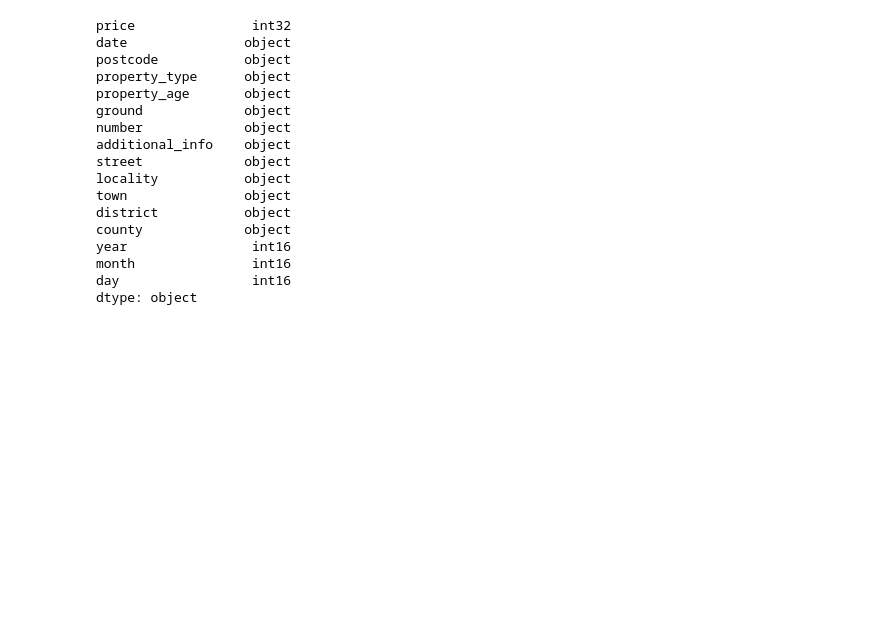
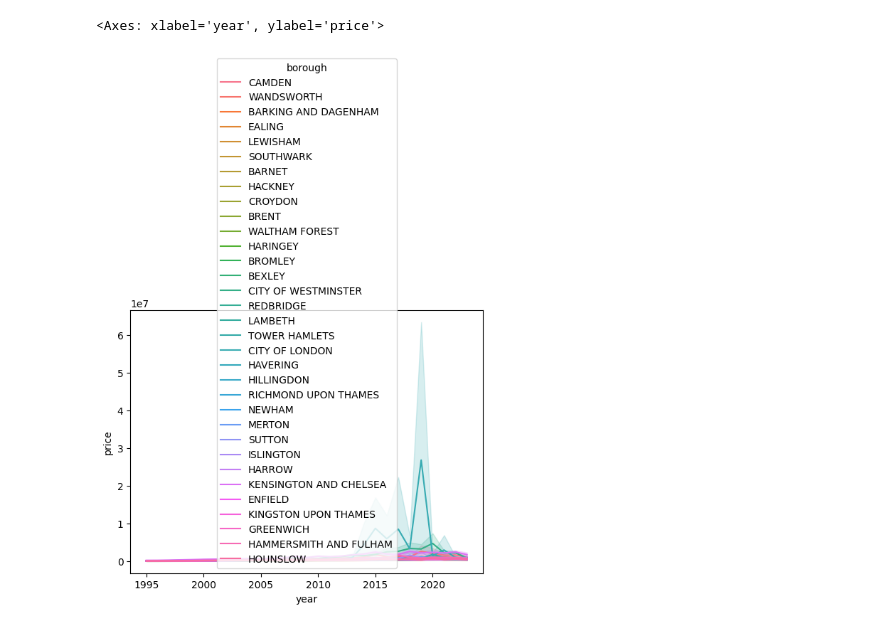
Before and after one commit to MarieMCodes/re_value_predictor, a Jupyter notebook: notebooks/marie_eda.ipynb, the cells around one changed output. Drawn from its saved outputs; the diff is of its cells as text; code cells hidden in the pictures; blank space fills up the shorter version.

```diff
--- a/notebooks/marie_eda.ipynb
+++ b/notebooks/marie_eda.ipynb
@@ -44,0 +22,26 @@ df=data[data['county']=='GREATER LONDON']
+# %%
+def tidy_df(df):
+    ''' takes london re data df and deletes locality, town, county columns,
+    merges number and additional info to create new column and deleting the former individual ones,
+    and renames district column to borough.'''
+    # replace nan values w empty strings
+    df.fillna({'additional_info':''}, inplace=True)
+
+    # merging number and additional number
+    df['full_property_number']=df['number']+ '' + df['additional_info']
+
+    # dropping columns
+    df.drop(columns=['number', 'additional_info', 'locality','town','county'], inplace=True)
+
+    df.rename(columns={'district':'borough'}, inplace=True)
+
+    # dropping rows where 'type'=='O'
+    df=df[df['property_type']!='O']
+
+    # dropping rows where 'ground' == 'U'
+    df=df[df['ground']!='U']
+
+    return df
+
+df=tidy_df(dataframe)
+df.tail()
@@ -71,5 +436,5 @@ df.to_csv('../raw_data/london_real_estate_data.zip',
 # %%
-tmp=pd.read_csv('../raw_data/london_real_estate_data.zip', compression='zip',
-                dtype={'price': np.int32,'day':np.int16, 'month':np.int16,'year':np.int16}
-)
-tmp.head(10)
+file='../raw_data/london_real_estate_data.zip'
+df_sample=pd.read_csv(file,
+                compression='zip',
+                dtype={'price': np.int32,'day':np.int16, 'month':np.int16,'year':np.int16}).sample(350_000,random_state=42)
@@ -88,20 +441,11 @@ tmp.head(10)
-# %%
-tmp.dtypes
-# %% [output]
-price               int32
-date               object
-postcode           object
-property_type      object
-property_age       object
-ground             object
-number             object
-additional_info    object
-street             object
-locality           object
-town               object
-district           object
-county             object
-year                int16
-month               int16
-day                 int16
-dtype: object
+# %%
+df_sample=tidy_df(df_sample)
+# %%
+df_sample=df_sample.sort_values(by='date', ascending=True)
+# %%
+# QUESTION: shows yearly mean (!) sales and confidence interval per borough.
+
+sn.lineplot(x='year', y='price', hue='borough', data=df_sample)
+# %% [output]
+<Axes: xlabel='year', ylabel='price'>
+[figure, added]
```
Also changed, not shown: parts of 74 cells of this notebook, 1 other file.
